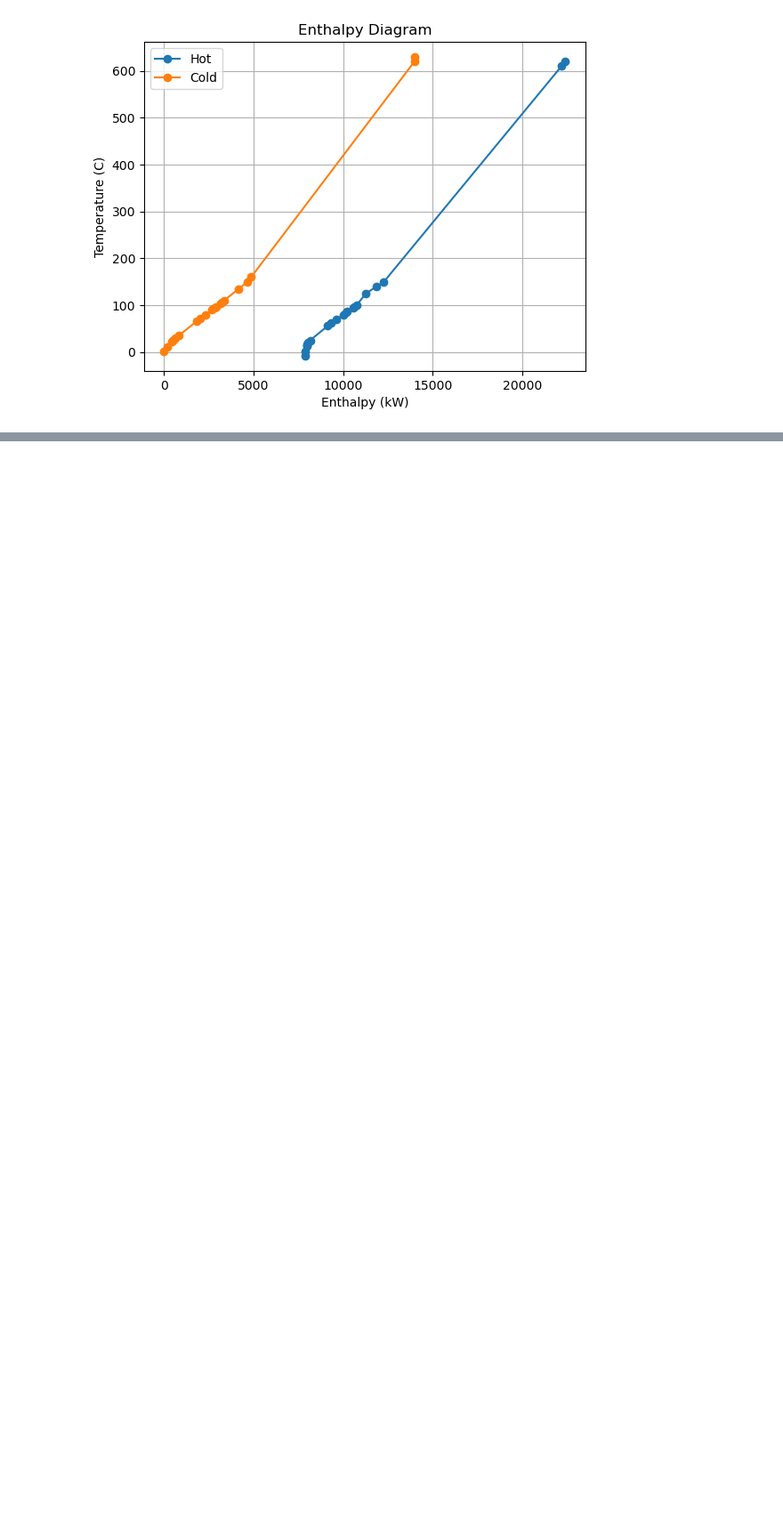
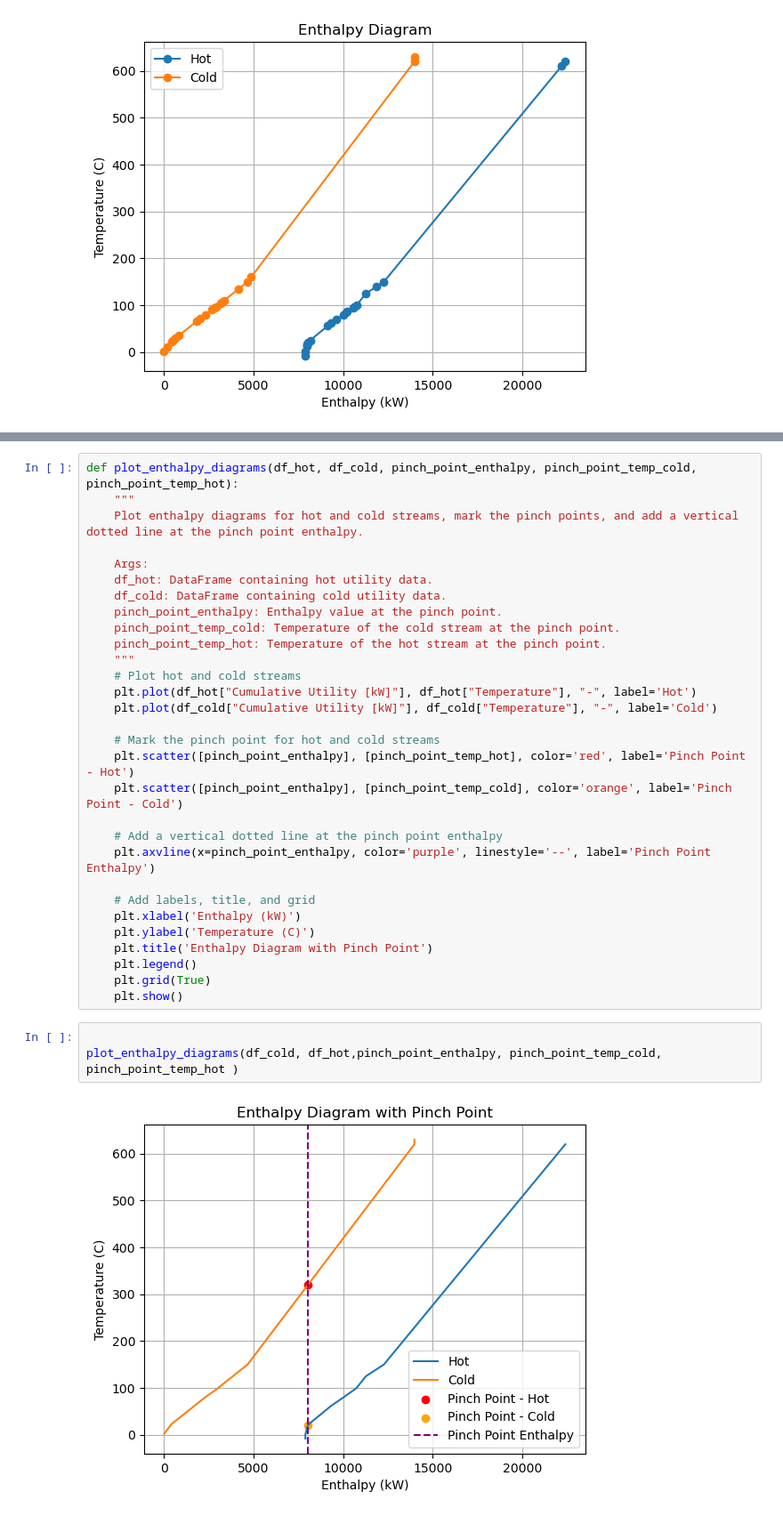
Before and after one commit to cnm13ryan/PyPinch, a Jupyter notebook: tutorial/Fraga_Pinch_Method_1.ipynb, the cells around one changed output, grey strips where cells are left out. Shown: that part at 89% size. Saved outputs shown, nothing was run; the diff lists cells and outputs as text; blank space fills up the shorter version.

Commit message:
feat: Added pinch point

```diff
--- a/tutorial/Fraga_Pinch_Method_1.ipynb
+++ b/tutorial/Fraga_Pinch_Method_1.ipynb
@@ -383,0 +376,35 @@ df_cold
+# %%
+def plot_enthalpy_diagrams(df_hot, df_cold, pinch_point_enthalpy, pinch_point_temp_cold, pinch_point_temp_hot):
+    """
+    Plot enthalpy diagrams for hot and cold streams, mark the pinch points, and add a vertical dotted line at the pinch point enthalpy.
+
+    Args:
+    df_hot: DataFrame containing hot utility data.
+    df_cold: DataFrame containing cold utility data.
+    pinch_point_enthalpy: Enthalpy value at the pinch point.
+    pinch_point_temp_cold: Temperature of the cold stream at the pinch point.
+    pinch_point_temp_hot: Temperature of the hot stream at the pinch point.
+    """
+    # Plot hot and cold streams
+    plt.plot(df_hot["Cumulative Utility [kW]"], df_hot["Temperature"], "-", label='Hot')
+    plt.plot(df_cold["Cumulative Utility [kW]"], df_cold["Temperature"], "-", label='Cold')
+
+    # Mark the pinch point for hot and cold streams
+    plt.scatter([pinch_point_enthalpy], [pinch_point_temp_hot], color='red', label='Pinch Point - Hot')
+    plt.scatter([pinch_point_enthalpy], [pinch_point_temp_cold], color='orange', label='Pinch Point - Cold')
+
+    # Add a vertical dotted line at the pinch point enthalpy
+    plt.axvline(x=pinch_point_enthalpy, color='purple', linestyle='--', label='Pinch Point Enthalpy')
+
+    # Add labels, title, and grid
+    plt.xlabel('Enthalpy (kW)')
+    plt.ylabel('Temperature (C)')
+    plt.title('Enthalpy Diagram with Pinch Point')
+    plt.legend()
+    plt.grid(True)
+    plt.show()
+# %%
+
+plot_enthalpy_diagrams(df_cold, df_hot,pinch_point_enthalpy, pinch_point_temp_cold, pinch_point_temp_hot )
+# %% [output]
+[figure, added]
```
Also changed, not shown: parts of 4 cells of this notebook.
